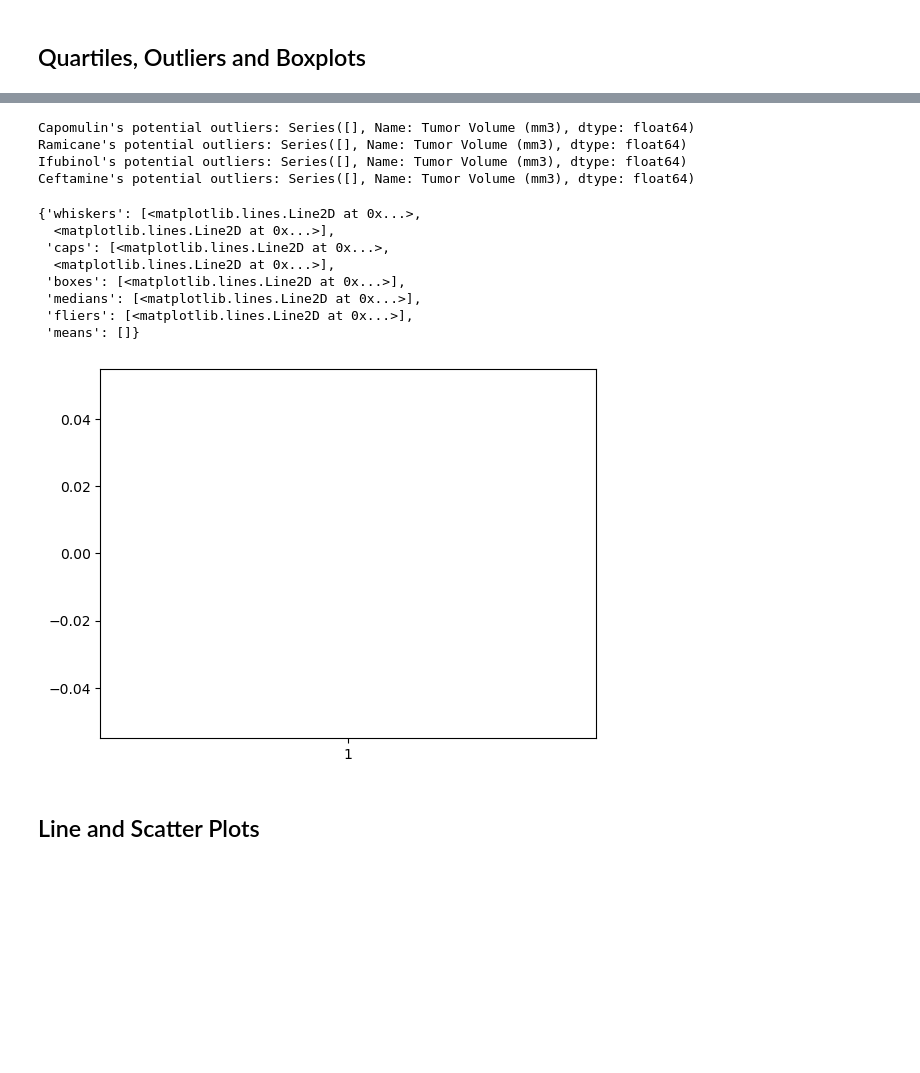
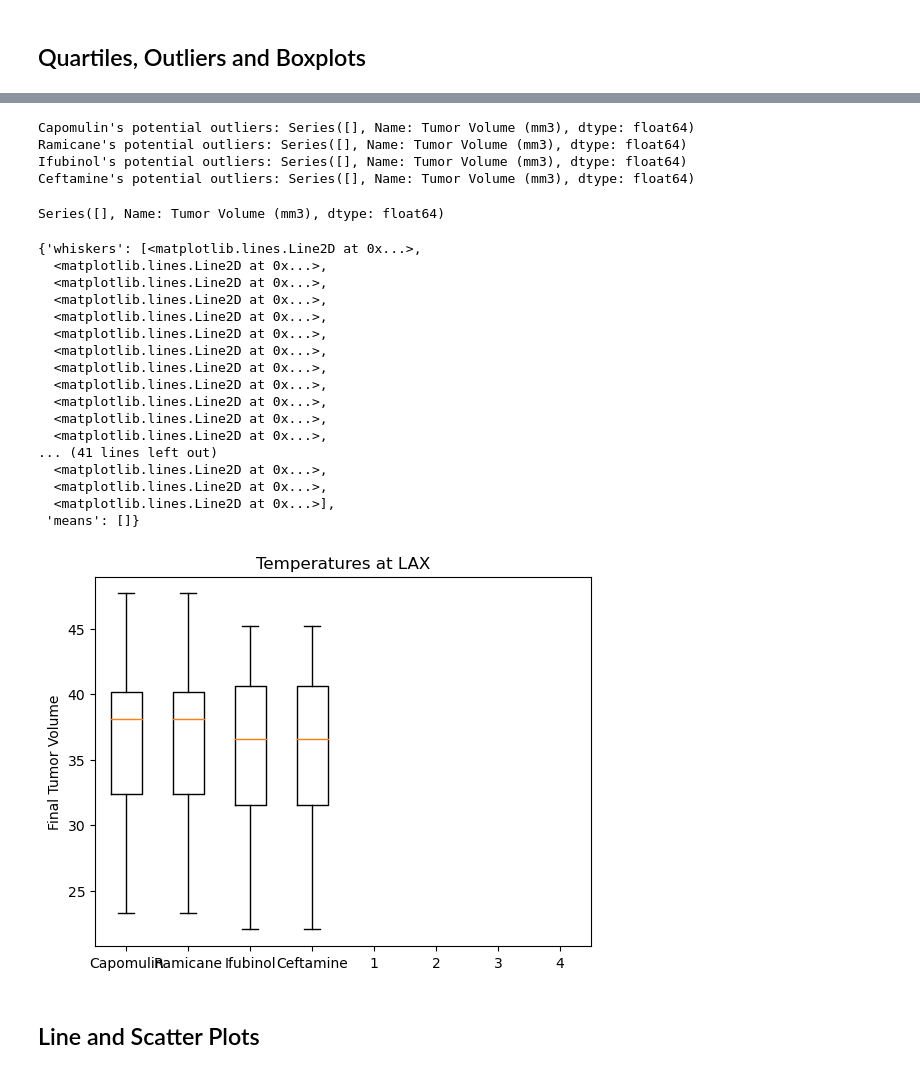
Before and after one commit to Kdata249/Pymaceuticals, a Jupyter notebook: 05-Data-Visualization/Starter_Code/Pymaceuticals_HW/pymaceuticals_starter.ipynb, the cells around one changed output, grey strips where cells are left out. Saved outputs shown, nothing was run; the diff lists cells and outputs as text; code cells hidden in the pictures; blank space fills up the shorter version.

```diff
--- a/05-Data-Visualization/Starter_Code/Pymaceuticals_HW/pymaceuticals_starter.ipynb
+++ b/05-Data-Visualization/Starter_Code/Pymaceuticals_HW/pymaceuticals_starter.ipynb
@@ -204,12 +209,13 @@ plt.pie(sex_counts, explode=explode, labels=labels, colors=colors,
 
 # Start by getting the last (greatest) timepoint for each mouse
 
-greatest_timepoint = data_cleaned.loc[(data_cleaned['Drug Regimen'] == 'Capomulin') | (data_cleaned['Drug Regimen'] == 'Ramicane') | (data_cleaned['Drug Regimen'] == 'Infubinol') | (data_cleaned['Drug Regimen'] == 'Ceftamin')]
+#other attempts
+#greatest_timepoint = data_cleaned.loc[(data_cleaned['Drug Regimen'] == 'Capomulin') | (data_cleaned['Drug Regimen'] == 'Ramicane') | (data_cleaned['Drug Regimen'] == 'Infubinol') | (data_cleaned['Drug Regimen'] == 'Ceftamin')]
+#condition = data_cleaned['Timepoint'] == 45
+#greatest_timepoint = greatest_timepoint[condition]
 
-condition = data_cleaned['Timepoint'] == 45
-
-greatest_timepoint = greatest_timepoint[condition]
-#greatest_timepoint = greatest_timepoint.groupby('Mouse ID')['Timepoint'].max()
+#greatest_timepoint = data_cleaned.groupby('Drug Regimen')[data_cleaned['Timepoint'].max()]
+greatest_timepoint = data_cleaned[data_cleaned['Timepoint'] == data_cleaned.groupby('Mouse ID')['Timepoint'].transform('max')]
 
 
 
@@ -264,27 +270,40 @@ for treatment in treatments:
 
 
 #tumor_vol_data
+outliers
 # %% [output]
 Capomulin's potential outliers: Series([], Name: Tumor Volume (mm3), dtype: float64)
 Ramicane's potential outliers: Series([], Name: Tumor Volume (mm3), dtype: float64)
 Ifubinol's potential outliers: Series([], Name: Tumor Volume (mm3), dtype: float64)
 Ceftamine's potential outliers: Series([], Name: Tumor Volume (mm3), dtype: float64)
+Series([], Name: Tumor Volume (mm3), dtype: float64)
 # %%
 # Generate a box plot that shows the distrubution of the tumor volume for each treatment group.
 
 fig1, ax1 = plt.subplots()
-
-ax1.boxplot(tumor_vol)
+ax1.set_title('Temperatures at LAX')
+ax1.set_xticklabels(treatments)
+ax1.set_ylabel('Final Tumor Volume')
+ax1.boxplot(tumor_vol_data)
 # %% [output]
 {'whiskers': [<matplotlib.lines.Line2D at 0x...>,
+  <matplotlib.lines.Line2D at 0x...>,
+  <matplotlib.lines.Line2D at 0x...>,
+  <matplotlib.lines.Line2D at 0x...>,
+  <matplotlib.lines.Line2D at 0x...>,
+  <matplotlib.lines.Line2D at 0x...>,
+  <matplotlib.lines.Line2D at 0x...>,
+  <matplotlib.lines.Line2D at 0x...>,
+  <matplotlib.lines.Line2D at 0x...>,
+  <matplotlib.lines.Line2D at 0x...>,
+  <matplotlib.lines.Line2D at 0x...>,
+  <matplotlib.lines.Line2D at 0x...>,
+... (41 lines left out)
+  <matplotlib.lines.Line2D at 0x...>,
+  <matplotlib.lines.Line2D at 0x...>,
   <matplotlib.lines.Line2D at 0x...>],
- 'caps': [<matplotlib.lines.Line2D at 0x...>,
-  <matplotlib.lines.Line2D at 0x...>],
- 'boxes': [<matplotlib.lines.Line2D at 0x...>],
- 'medians': [<matplotlib.lines.Line2D at 0x...>],
- 'fliers': [<matplotlib.lines.Line2D at 0x...>],
  'means': []}
-[figure, old version]
+[figure, new version]
 # %% [markdown]
 ## Line and Scatter Plots
 # %%
```
Also changed, not shown: parts of 4 cells of this notebook.
